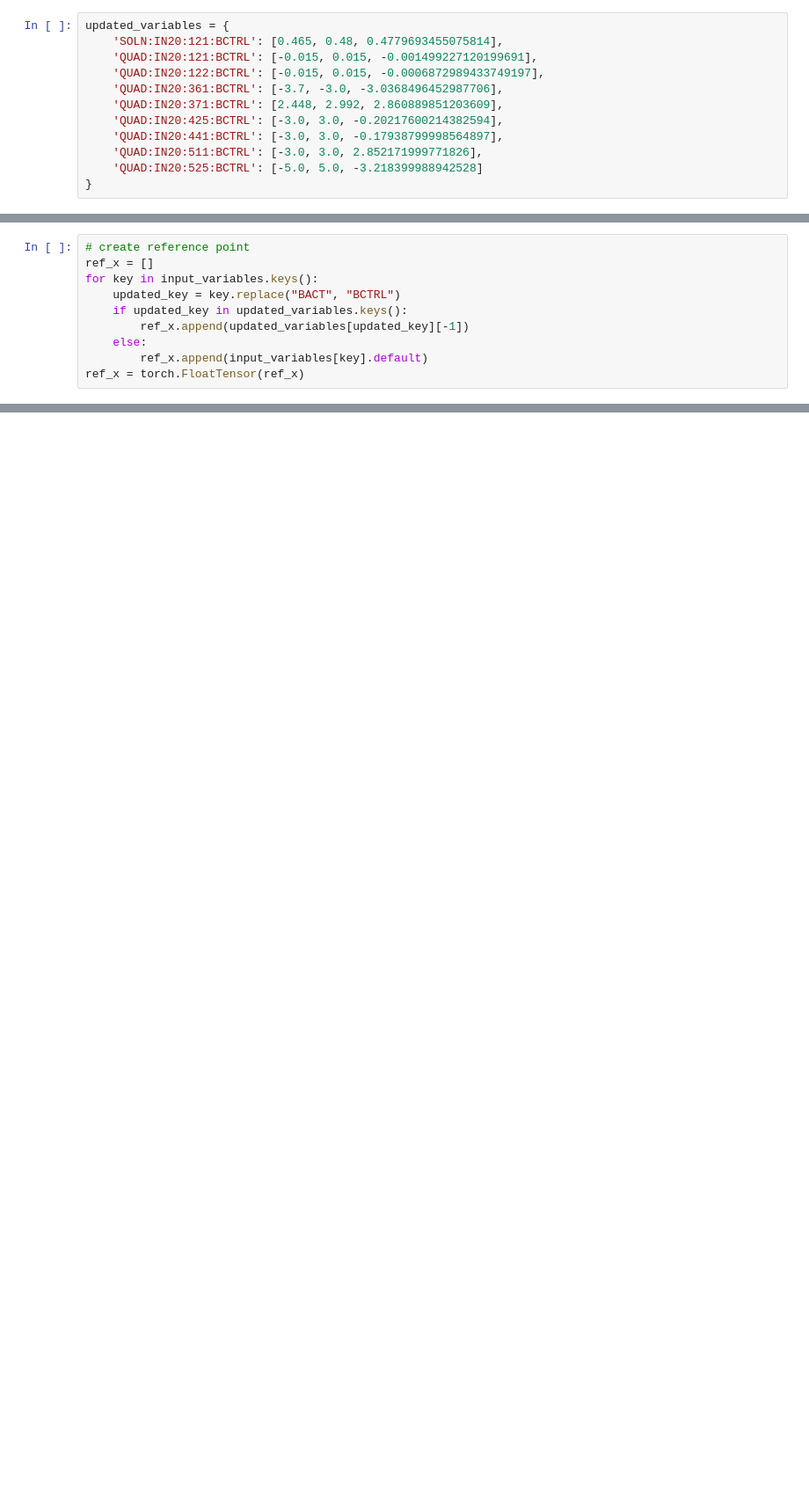
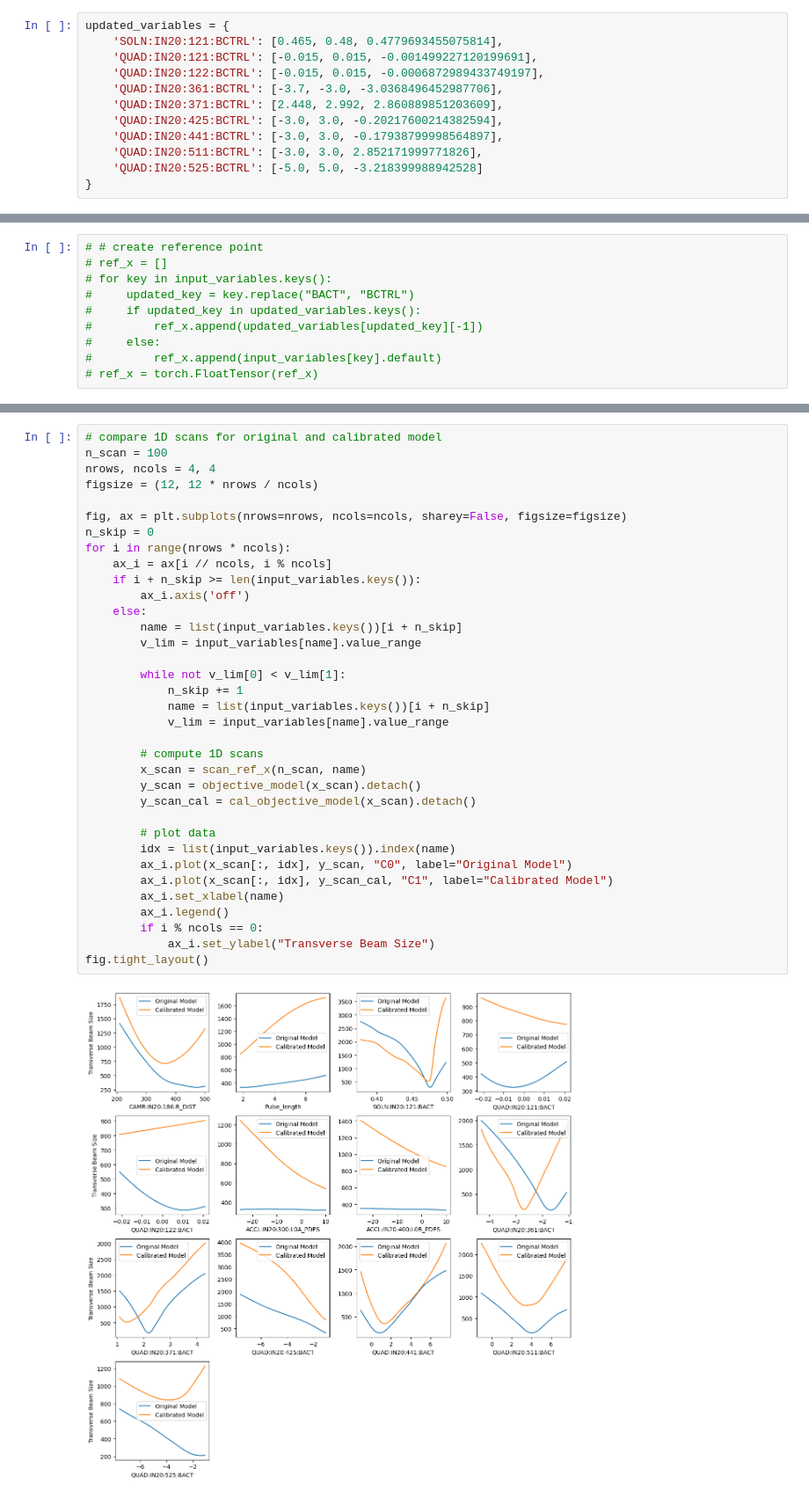
Before and after one commit to t-bz/SLAC_Xopt, a Jupyter notebook: lcls/nn_prior/calibration/check_1d_scans.ipynb, the cells around one changed output, grey strips where cells are left out. Shown at 88% size. Cells and saved outputs as stored; diff of their text form; blank space fills up the shorter version.

```diff
--- a/lcls/nn_prior/calibration/check_1d_scans.ipynb
+++ b/lcls/nn_prior/calibration/check_1d_scans.ipynb
@@ -108,11 +115,11 @@ updated_variables = {
 # %%
-# create reference point
-ref_x = []
-for key in input_variables.keys():
-    updated_key = key.replace("BACT", "BCTRL")
-    if updated_key in updated_variables.keys():
-        ref_x.append(updated_variables[updated_key][-1])
-    else:
-        ref_x.append(input_variables[key].default)
-ref_x = torch.FloatTensor(ref_x)
+# # create reference point
+# ref_x = []
+# for key in input_variables.keys():
+#     updated_key = key.replace("BACT", "BCTRL")
+#     if updated_key in updated_variables.keys():
+#         ref_x.append(updated_variables[updated_key][-1])
+#     else:
+#         ref_x.append(input_variables[key].default)
+# ref_x = torch.FloatTensor(ref_x)
 # %%
@@ -176,0 +146,37 @@ fig.tight_layout()
+# %%
+# compare 1D scans for original and calibrated model
+n_scan = 100
+nrows, ncols = 4, 4
+figsize = (12, 12 * nrows / ncols)
+
+fig, ax = plt.subplots(nrows=nrows, ncols=ncols, sharey=False, figsize=figsize)
+n_skip = 0
+for i in range(nrows * ncols):
+    ax_i = ax[i // ncols, i % ncols]
+    if i + n_skip >= len(input_variables.keys()):
+        ax_i.axis('off')
+    else:
+        name = list(input_variables.keys())[i + n_skip]
+        v_lim = input_variables[name].value_range
+
+        while not v_lim[0] < v_lim[1]:
+            n_skip += 1
+            name = list(input_variables.keys())[i + n_skip]
+            v_lim = input_variables[name].value_range
+
+        # compute 1D scans
+        x_scan = scan_ref_x(n_scan, name)
+        y_scan = objective_model(x_scan).detach()
+        y_scan_cal = cal_objective_model(x_scan).detach()
+
+        # plot data
+        idx = list(input_variables.keys()).index(name)
+        ax_i.plot(x_scan[:, idx], y_scan, "C0", label="Original Model")
+        ax_i.plot(x_scan[:, idx], y_scan_cal, "C1", label="Calibrated Model")
+        ax_i.set_xlabel(name)
+        ax_i.legend()
+        if i % ncols == 0:
+            ax_i.set_ylabel("Transverse Beam Size")
+fig.tight_layout()
+# %% [output]
+[figure, added]
```
Also changed, not shown: parts of 4 cells of this notebook, 17 other files.
